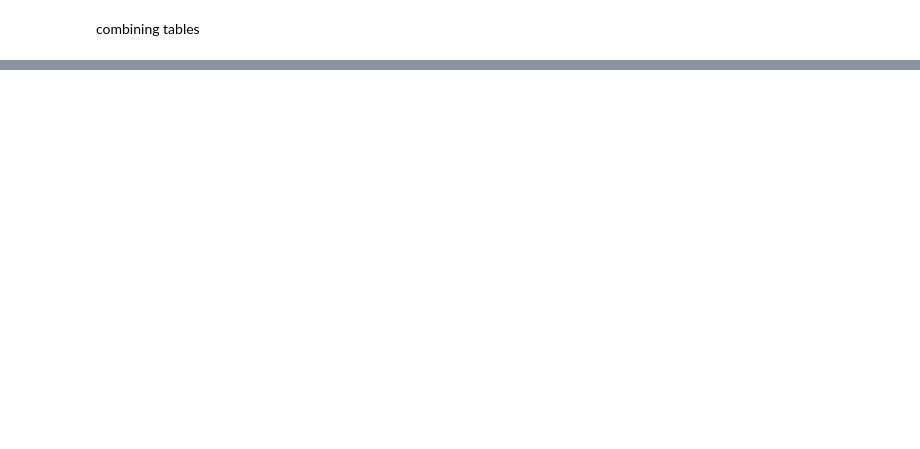
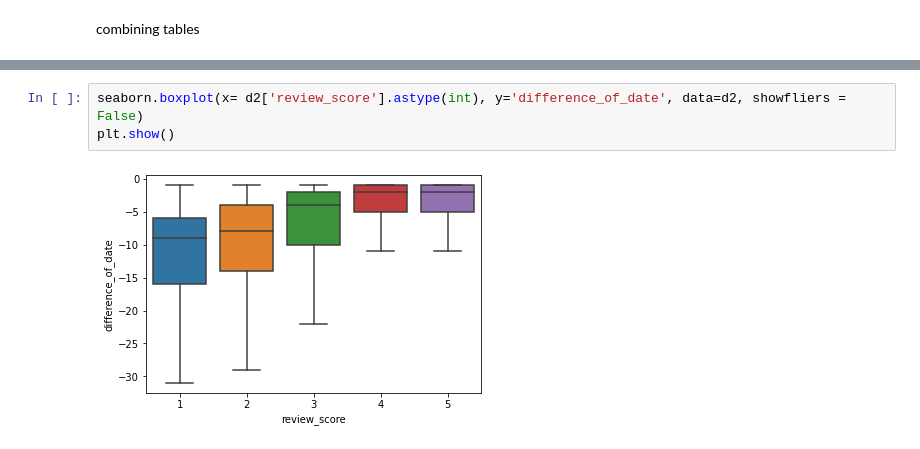
Before and after one commit to NainaAgrawal/ecommerce_sales_analysis, a Jupyter notebook: ecommerceanalysis.ipynb, the cells around one changed output, grey strips where cells are left out. Drawn from its saved outputs; the diff is of its cells as text; blank space fills up the shorter version.

```diff
--- a/ecommerceanalysis.ipynb
+++ b/ecommerceanalysis.ipynb
@@ -381,0 +494,5 @@ hc.sql('''select * from ecommerce limit 2''').toPandas()
+# %%
+seaborn.boxplot(x= d2['review_score'].astype(int), y='difference_of_date', data=d2, showfliers = False)
+plt.show()
+# %% [output]
+[figure, added]
```
Also changed, not shown: parts of 40 cells of this notebook.
